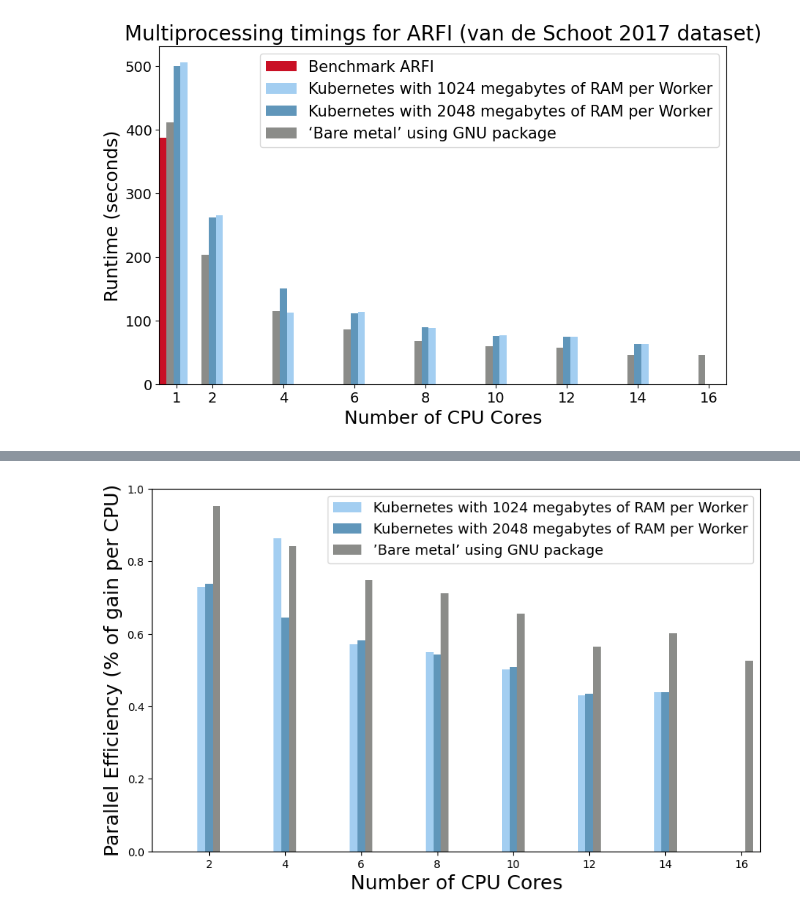
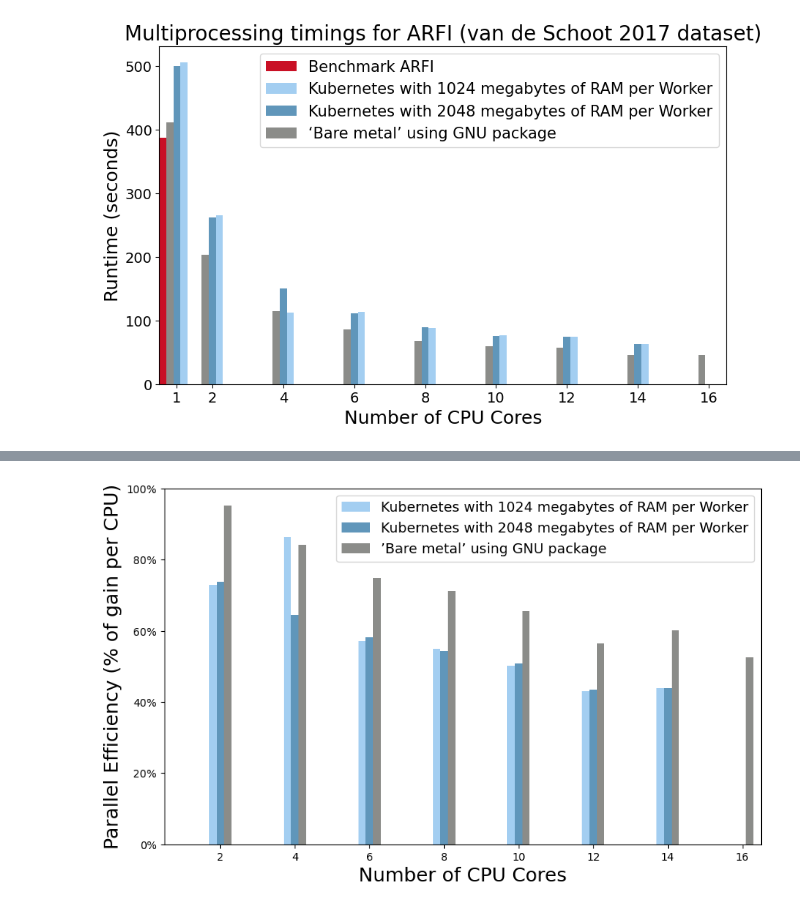
Before and after one commit to zoneout215/asreview-makita-multiprocessing, a Jupyter notebook: analysis-notebook.ipynb, the cells around one changed output, grey strips where cells are left out. Drawn from its saved outputs; the diff is of its cells as text; code cells hidden in the pictures.

Commit message:
changed the final plot

```diff
--- a/analysis-notebook.ipynb
+++ b/analysis-notebook.ipynb
@@ -197,11 +197,13 @@ plt.show()
 # %%
+import matplotlib.ticker as mticker
+
 # Increase font size
 plt.rcParams.update({'font.size': 10})  # Adjust the font size as desired
 
 cores = np.array(df.number_cores.iloc[1:])
-metric1_values = df['efficiecy_test2'].iloc[1:]  # Values for column 1
-metric2_values = df['efficiecy_test3'].iloc[1:]  # Values for column 2
-metric3_values = df['efficiecy_metal'].iloc[1:]  # Values for column 3
+metric1_values = df['efficiecy_test2'].iloc[1:] * 100  # Values for column 1 (converted to percentages)
+metric2_values = df['efficiecy_test3'].iloc[1:] * 100  # Values for column 2 (converted to percentages)
+metric3_values = df['efficiecy_metal'].iloc[1:] * 100  # Values for column 3 (converted to percentages)
 
 # Create a figure and axis with larger size
 fig, ax = plt.subplots(figsize=(10, 6))  # Adjust the size as desired
@@ -210,35 +212,34 @@ fig, ax = plt.subplots(figsize=(10, 6))  # Adjust the size as desired
 width = 0.2  # Adjust the width as desired
 
 # Calculate the x-axis positions for each bar
 positions1 = cores - width
 positions2 = cores
 positions3 = cores + width
 
-
 # Create the bar chart for column 2 (light blue bars)
 ax.bar(positions1, metric1_values, width, color=Colours['LightBlue'], label='Kubernetes with 1024 megabytes of RAM per Worker')
 ax.bar(positions2, metric2_values, width, color=Colours['Blue'], label='Kubernetes with 2048 megabytes of RAM per Worker')
 ax.bar(positions3, metric3_values, width, color=Colours['Gray'], label='’Bare metal’ using GNU package')
 
-
 # Set labels and title
 ax.set_xlabel('Number of CPU Cores', fontsize=18)
-ax.set_ylabel('Parallel Efficiency (% of gain per CPU)', fontsize=18)
+ax.set_ylabel('Parallel Efficiency (% of gain per CPU)', fontsize=18)  # Updated y-axis label
 ax.set_title('Efficiency for ARFI (van de Schoot 2017 dataset)', fontsize=20)  # Adjust the font size as desired
 
 # Set x-axis ticks and labels
 ax.set_xticks(cores)
 ax.set_xticklabels(cores)
 
 # Add more spacing between the x-axis ticks
 ax.set_xlim(0.5, cores[-1] + 0.5)
 
 # Move the legend to the upper right corner and set the font size
 legend = ax.legend(loc='upper right', prop={'size': 13})  # Adjust the location and font size as desired
 
-# Increase the size of the legend Adjust the size as desired
+# Format the y-axis as percentages
+ax.yaxis.set_major_formatter(mticker.PercentFormatter())
 
 # Display the chart
 plt.show()
 # %% [output]
-[figure, old version]
+[figure, new version]
```
Also changed, not shown: parts of 2 cells of this notebook.
